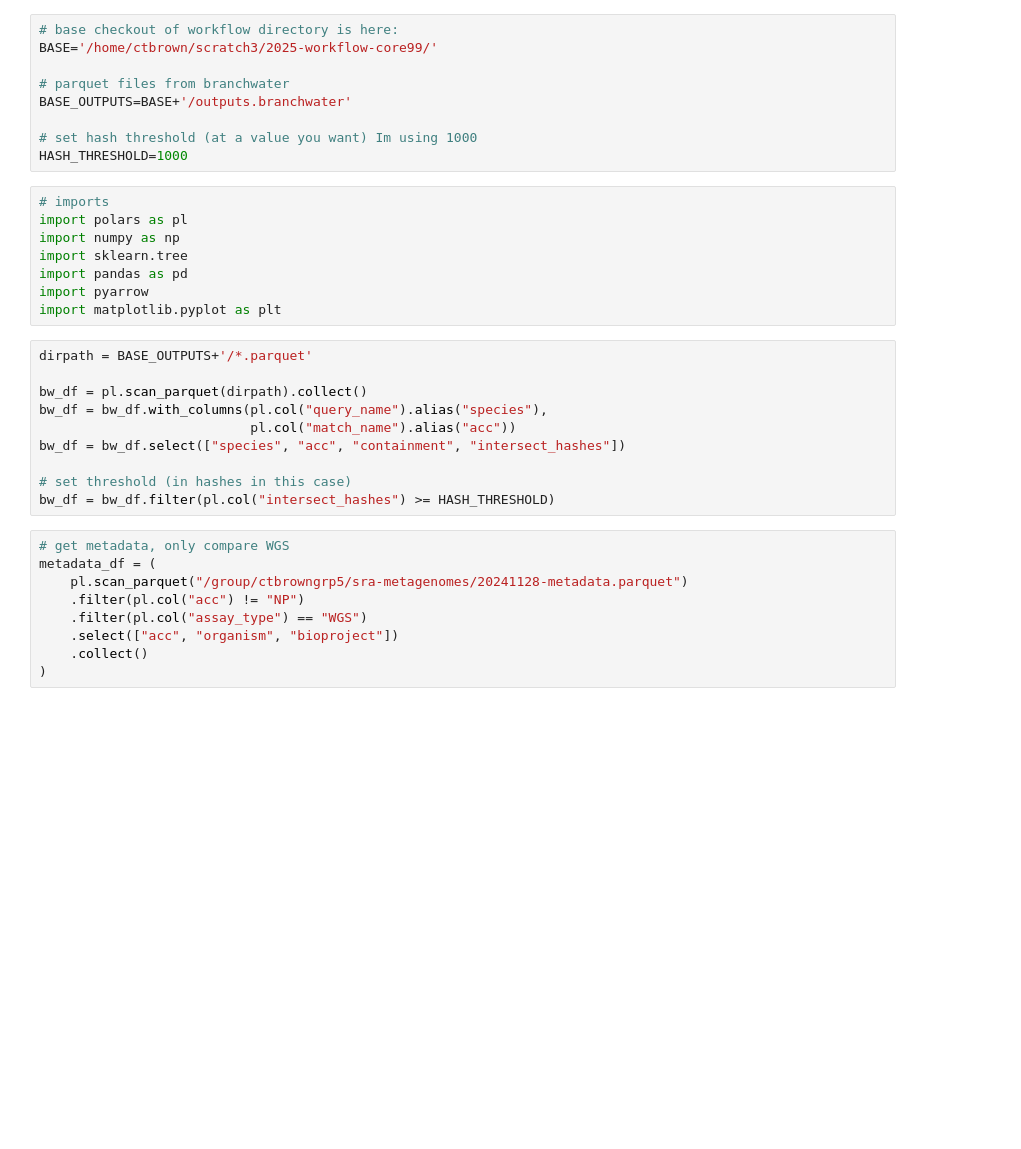
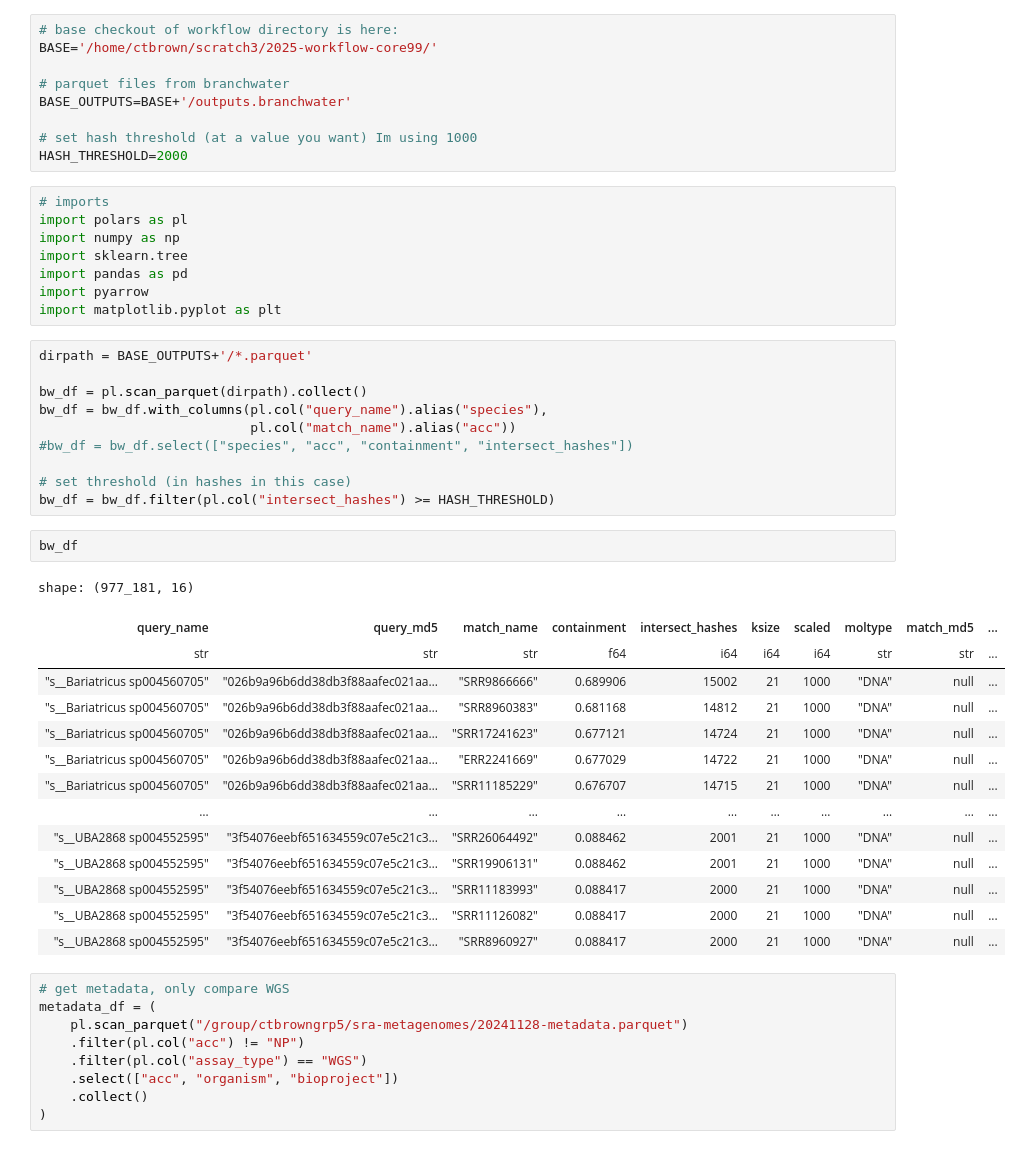
Before and after one commit to AnneliektH/2025-pig-corespp, a Jupyter notebook: workflow/notebooks/251207_branchwater.ipynb, the cells around one changed output. Saved outputs shown, nothing was run; the diff lists cells and outputs as text; blank space fills up the shorter version.

```diff
--- a/workflow/notebooks/251207_branchwater.ipynb
+++ b/workflow/notebooks/251207_branchwater.ipynb
@@ -11,7 +11,7 @@ BASE='/home/ctbrown/scratch3/2025-workflow-core99/'
 BASE_OUTPUTS=BASE+'/outputs.branchwater'
 
 # set hash threshold (at a value you want) Im using 1000
-HASH_THRESHOLD=1000
+HASH_THRESHOLD=2000
 # %%
 # imports
 import polars as pl
@@ -26,10 +26,27 @@ dirpath = BASE_OUTPUTS+'/*.parquet'
 bw_df = pl.scan_parquet(dirpath).collect()
 bw_df = bw_df.with_columns(pl.col("query_name").alias("species"),
                            pl.col("match_name").alias("acc"))
-bw_df = bw_df.select(["species", "acc", "containment", "intersect_hashes"])
+#bw_df = bw_df.select(["species", "acc", "containment", "intersect_hashes"])
 
 # set threshold (in hashes in this case)
 bw_df = bw_df.filter(pl.col("intersect_hashes") >= HASH_THRESHOLD)
+# %%
+bw_df
+# %% [output]
+shape: (977_181, 16)
+| query_name | query_md5 | match_name | containment | intersect_hashes | ksize | scaled | moltype | match_md5 | ... |
+| str | str | str | f64 | i64 | i64 | i64 | str | str | ... |
+| "s__Bariatricus sp004560705" | "026b9a96b6dd38db3f88aafec021aa… | "SRR9866666" | 0.689906 | 15002 | 21 | 1000 | "DNA" | null | ... |
+| "s__Bariatricus sp004560705" | "026b9a96b6dd38db3f88aafec021aa… | "SRR8960383" | 0.681168 | 14812 | 21 | 1000 | "DNA" | null | ... |
+| "s__Bariatricus sp004560705" | "026b9a96b6dd38db3f88aafec021aa… | "SRR17241623" | 0.677121 | 14724 | 21 | 1000 | "DNA" | null | ... |
+| "s__Bariatricus sp004560705" | "026b9a96b6dd38db3f88aafec021aa… | "ERR2241669" | 0.677029 | 14722 | 21 | 1000 | "DNA" | null | ... |
+| "s__Bariatricus sp004560705" | "026b9a96b6dd38db3f88aafec021aa… | "SRR11185229" | 0.676707 | 14715 | 21 | 1000 | "DNA" | null | ... |
+| … | … | … | … | … | … | … | … | … | ... |
+| "s__UBA2868 sp004552595" | "3f54076eebf651634559c07e5c21c3… | "SRR26064492" | 0.088462 | 2001 | 21 | 1000 | "DNA" | null | ... |
+| "s__UBA2868 sp004552595" | "3f54076eebf651634559c07e5c21c3… | "SRR19906131" | 0.088462 | 2001 | 21 | 1000 | "DNA" | null | ... |
+| "s__UBA2868 sp004552595" | "3f54076eebf651634559c07e5c21c3… | "SRR11183993" | 0.088417 | 2000 | 21 | 1000 | "DNA" | null | ... |
+| "s__UBA2868 sp004552595" | "3f54076eebf651634559c07e5c21c3… | "SRR11126082" | 0.088417 | 2000 | 21 | 1000 | "DNA" | null | ... |
+| "s__UBA2868 sp004552595" | "3f54076eebf651634559c07e5c21c3… | "SRR8960927" | 0.088417 | 2000 | 21 | 1000 | "DNA" | null | ... |
 # %%
 # get metadata, only compare WGS
 metadata_df = (
```
Also changed, not shown: parts of 9 cells of this notebook.
